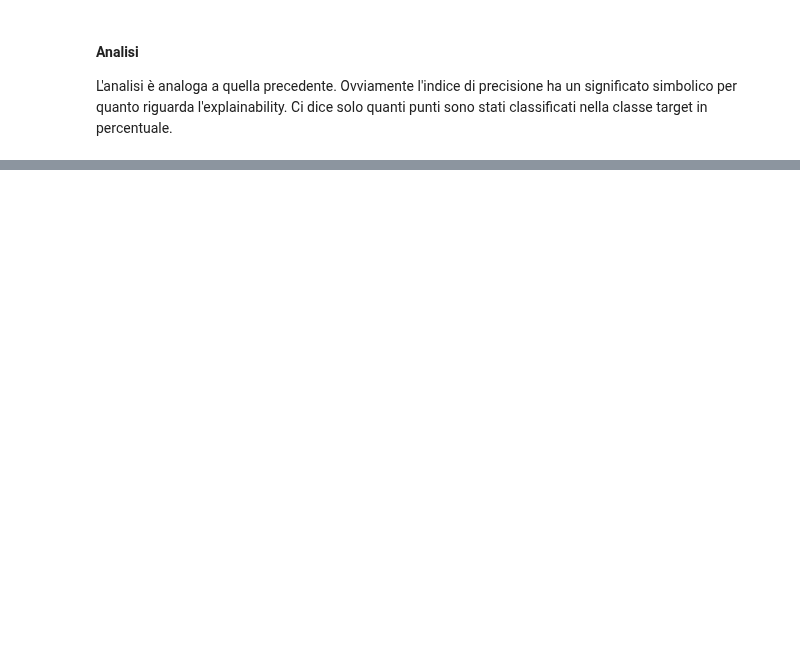
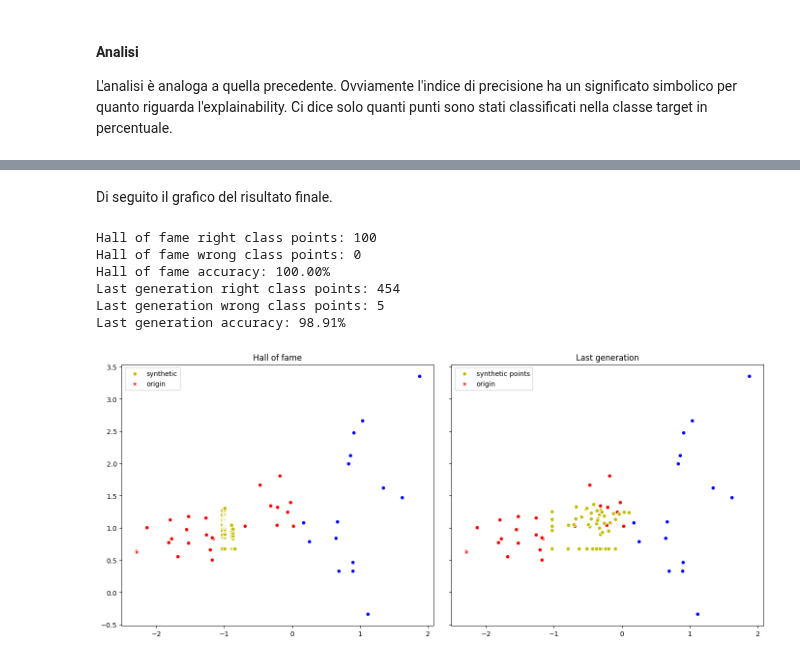
Before and after one commit to FedericoBustaffa/thesis, a Jupyter notebook: sources/explain/notebook.ipynb, the cells around one changed output, grey strips where cells are left out. Saved outputs shown, nothing was run; the diff lists cells and outputs as text; code cells hidden in the pictures; blank space fills up the shorter version.

```diff
--- a/sources/explain/notebook.ipynb
+++ b/sources/explain/notebook.ipynb
@@ -731,0 +727,43 @@ decrescente.
+# %%
+toolbox.set_evaluation(evaluate, point, point_class, classifier, epsilon, 0.0)
+toolbox.set_selection(tools.sel_tournament, tournsize=3)
+
+hof = base.HallOfFame(100)
+population, stats = algorithms.pelitist(
+    toolbox=toolbox,
+    population_size=500,
+    keep=0.1,
+    cxpb=0.8,
+    mutpb=0.2,
+    max_generations=100,
+    hall_of_fame=hof,
+)
+# %% [markdown]
+Di seguito il grafico del risultato finale.
+# %%
+hof_synth_points = np.array([i.chromosome for i in hof])
+pop_synth_points = np.array([i.chromosome for i in population])
+
+hof_cls = [classifier.predict(i.reshape(1, -1))[0] for i in hof_synth_points]
+pop_cls = [classifier.predict(i.reshape(1, -1))[0] for i in pop_synth_points]
+
+hof_target_class = len([i for i in hof_cls if i == point_class])
+pop_target_class = len([i for i in pop_cls if i == point_class])
+
+print(f"Hall of fame right class points: {hof_target_class}")
+print(f"Hall of fame wrong class points: {len(hof) - hof_target_class}")
+print(f"Hall of fame accuracy: {hof_target_class / len(hof) * 100.0:.2f}%")
+
+print(f"Last generation right class points: {pop_target_class}")
+print(f"Last generation wrong class points: {len(population) - pop_target_class}")
+print(f"Last generation accuracy: {pop_target_class / len(population) * 100.0:.2f}%")
+
+plot_results(hof_synth_points, pop_synth_points)
+# %% [output]
+Hall of fame right class points: 100
+Hall of fame wrong class points: 0
+Hall of fame accuracy: 100.00%
+Last generation right class points: 454
+Last generation wrong class points: 5
+Last generation accuracy: 98.91%
+[figure, added]
```
Also changed, not shown: parts of 21 cells of this notebook.
